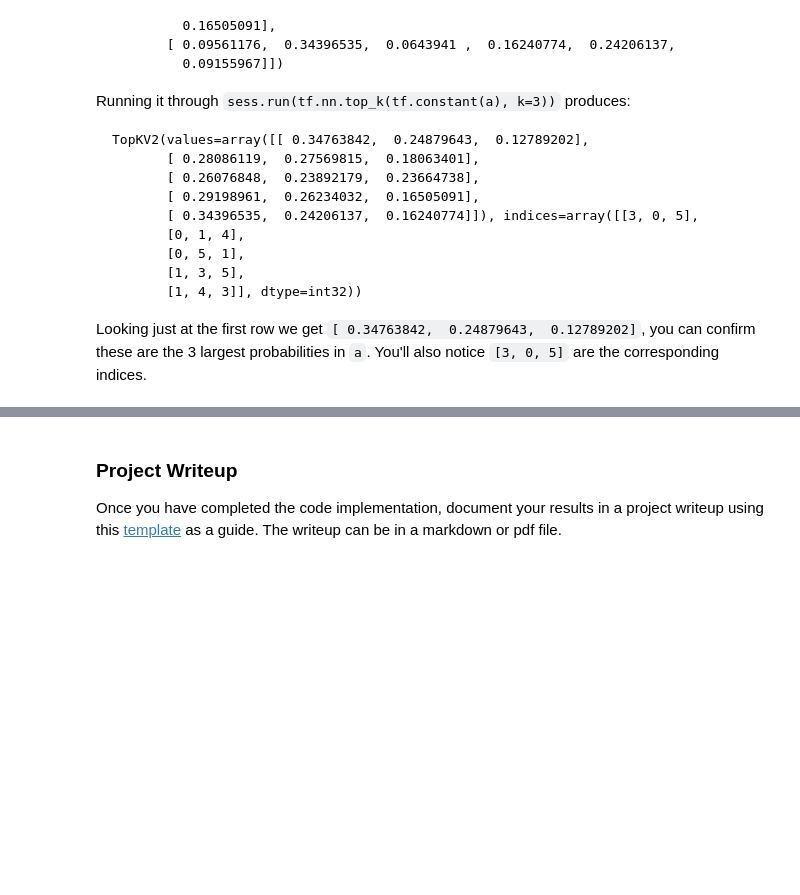
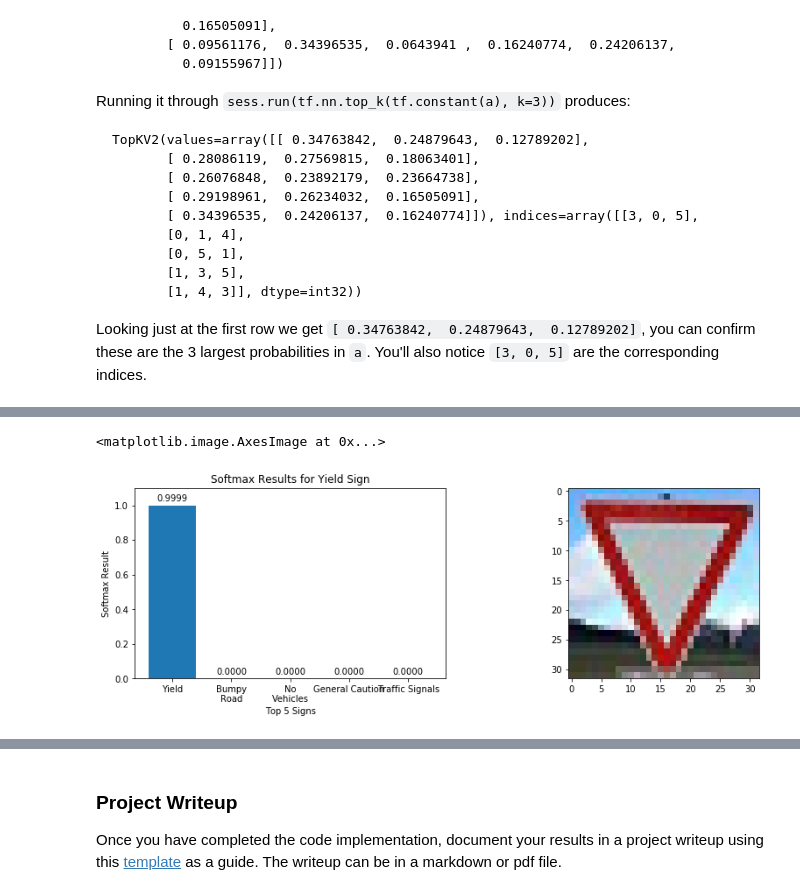
Before and after one commit to lswatts42/carnd_project3_TrafficSignClassification, a Jupyter notebook: Traffic_Sign_Classifier-Copy1.ipynb, the cells around one changed output, grey strips where cells are left out. Cells and saved outputs as stored; diff of their text form; code cells hidden in the pictures; blank space fills up the shorter version.

```diff
--- a/Traffic_Sign_Classifier-Copy1.ipynb
+++ b/Traffic_Sign_Classifier-Copy1.ipynb
@@ -573,0 +642,25 @@ TopKV2(values=array([[0.988, 0.010, 0.001],
+# %%
+fig, (ax1,ax2)  = plt.subplots(1,2, figsize=(14,4))
+
+rects = ax1.bar(xrange, TopK.values[2])
+
+ax1.set_ylabel("Softmax Result")
+ax1.set_title('Softmax Results for Yield Sign')
+ax1.set_xticks(xrange)
+ax1.set_xticklabels(["Yield","Bumpy\nRoad", "No\nVehicles","General Caution","Traffic Signals"])
+ax1.set_xlabel("Top 5 Signs")
+ax1.margins(y=0.1)
+
+# """Attach a text label above each bar in *rects*, displaying its height."""
+for rect in rects:
+    height = rect.get_height()
+    ax1.annotate(format(height, '.4f'),
+                xy=(rect.get_x() + rect.get_width() / 2, height),
+                xytext=(0, 3),  # 3 points vertical offset
+                textcoords="offset points",
+                ha='center', va='bottom')
+
+ax2.imshow(yield_sign)
+# %% [output]
+<matplotlib.image.AxesImage at 0x...>
+[figure, added]
```
Also changed, not shown: parts of 7 cells of this notebook.
